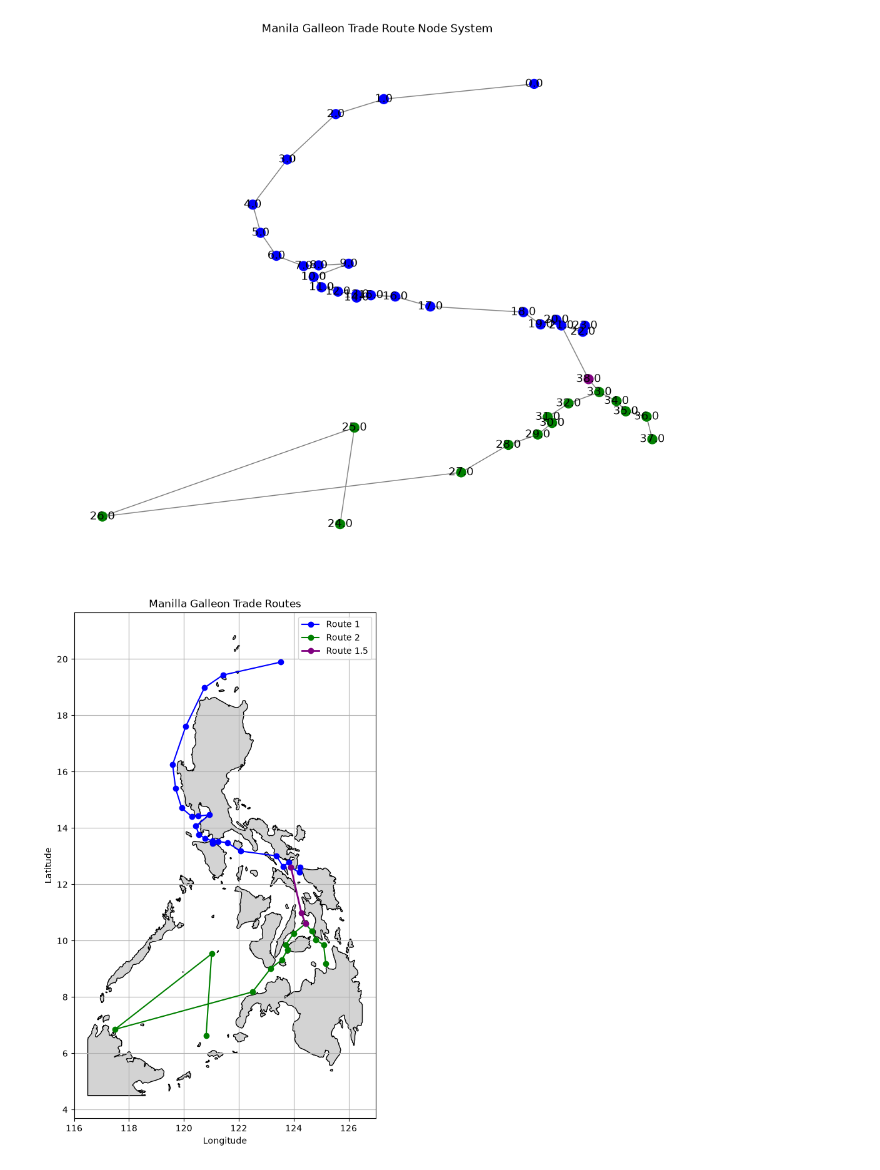
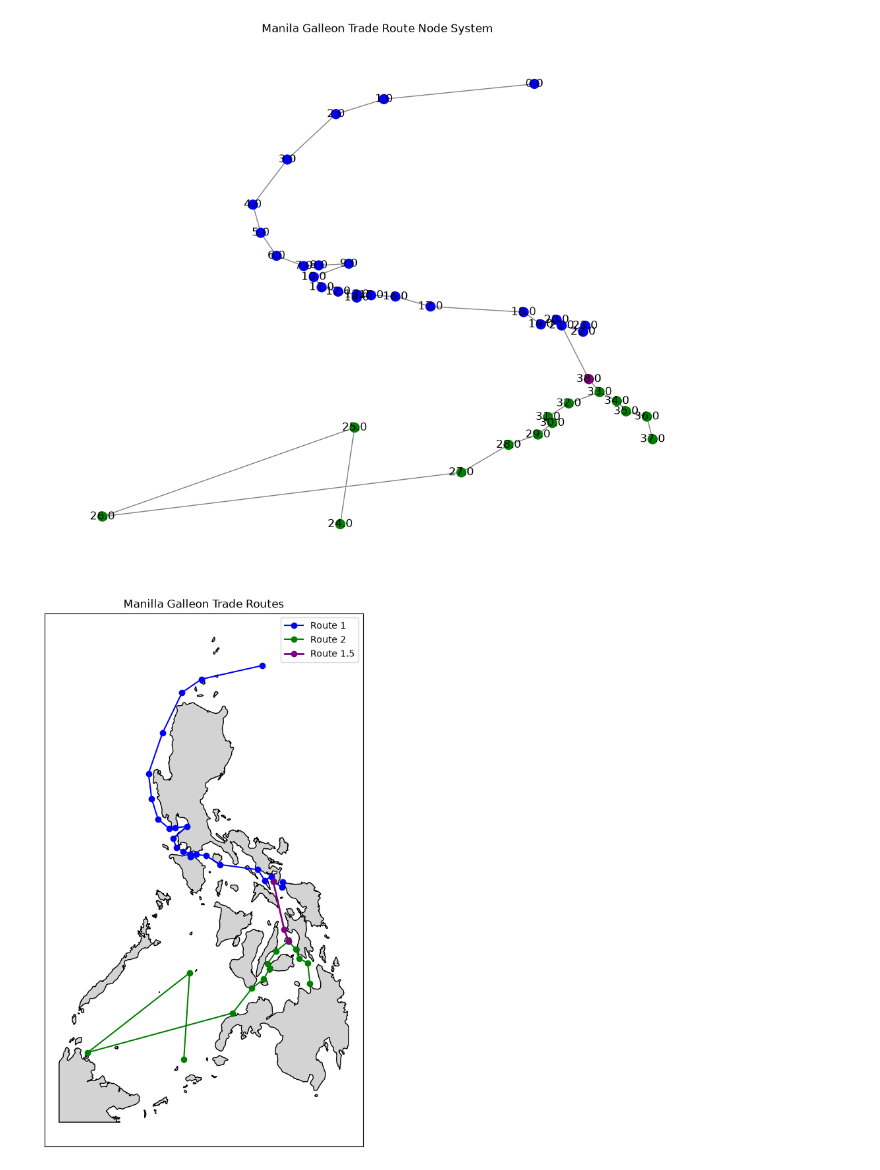
Before and after one commit to mrtnzram/InvestigatingEvolutionaryDriftInThePhilippines, a Jupyter notebook: python/waypointsystem.ipynb, the cells around one changed output. Drawn from its saved outputs; the diff is of its cells as text; code cells hidden in the pictures.

```diff
--- a/python/waypointsystem.ipynb
+++ b/python/waypointsystem.ipynb
@@ -163,24 +163,28 @@ plt.show()
 # %%
 fig, ax = plt.subplots(figsize=(15, 10.5))
 
 # Plot cropped landmass
 cropped.plot(ax=ax, color='lightgray', edgecolor='black')
 
-# Plot your sea routes and connector
+# Plot sea routes and connector
 ax.plot(route1_lons, route1_lats, c='blue', linestyle='-', marker='o', label='Route 1')
 ax.plot(route2_lons, route2_lats, c='green', linestyle='-', marker='o', label='Route 2')
-ax.plot(connector_lons, connector_lats, c='purple', linestyle='-', marker='o', linewidth=2, label='Route 1.5')
+ax.plot(connector_lons, connector_lats, c='purple', linestyle='-', marker='o',
+        linewidth=2, label='Route 1.5')
 
-# Labels and legend
-ax.set_xlabel('Longitude')
-ax.set_ylabel('Latitude')
 ax.set_title('Manilla Galleon Trade Routes')
 ax.legend()
-ax.grid(True)
+
+# Remove axis ticks and numbers
+ax.set_xticks([])
+ax.set_yticks([])
+
+# Remove grid
+ax.grid(False)
 
 plt.show()
 # %% [output]
-[figure, old version]
+[figure, new version]
 # %%
 nodes.to_csv("/Users/ram/Library/CloudStorage/Box-Box/Ram_Ximena_Nicole/Indp Research Phillipine Languages/data/nodes.csv", index=False)
 edges_df.to_csv("/Users/ram/Library/CloudStorage/Box-Box/Ram_Ximena_Nicole/Indp Research Phillipine Languages/data/edges.csv", index=False)
```
Also changed, not shown: 29 other files.
